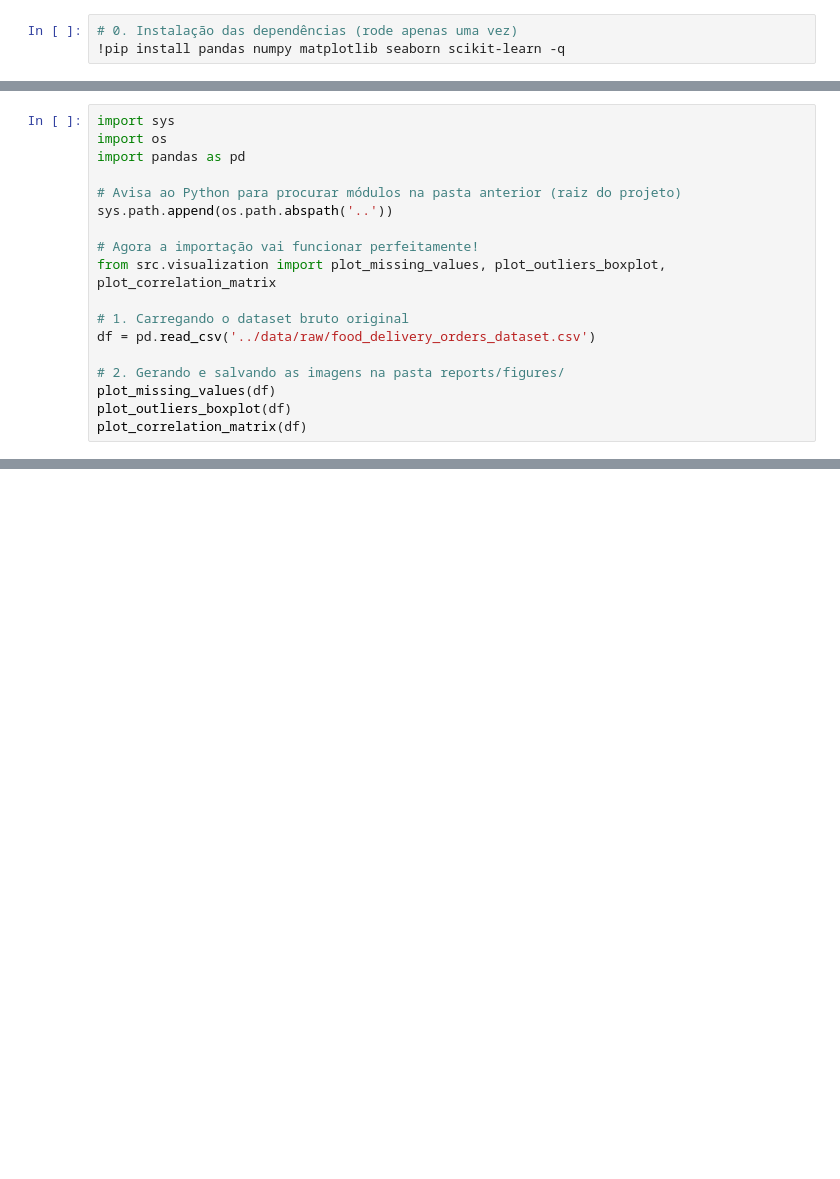
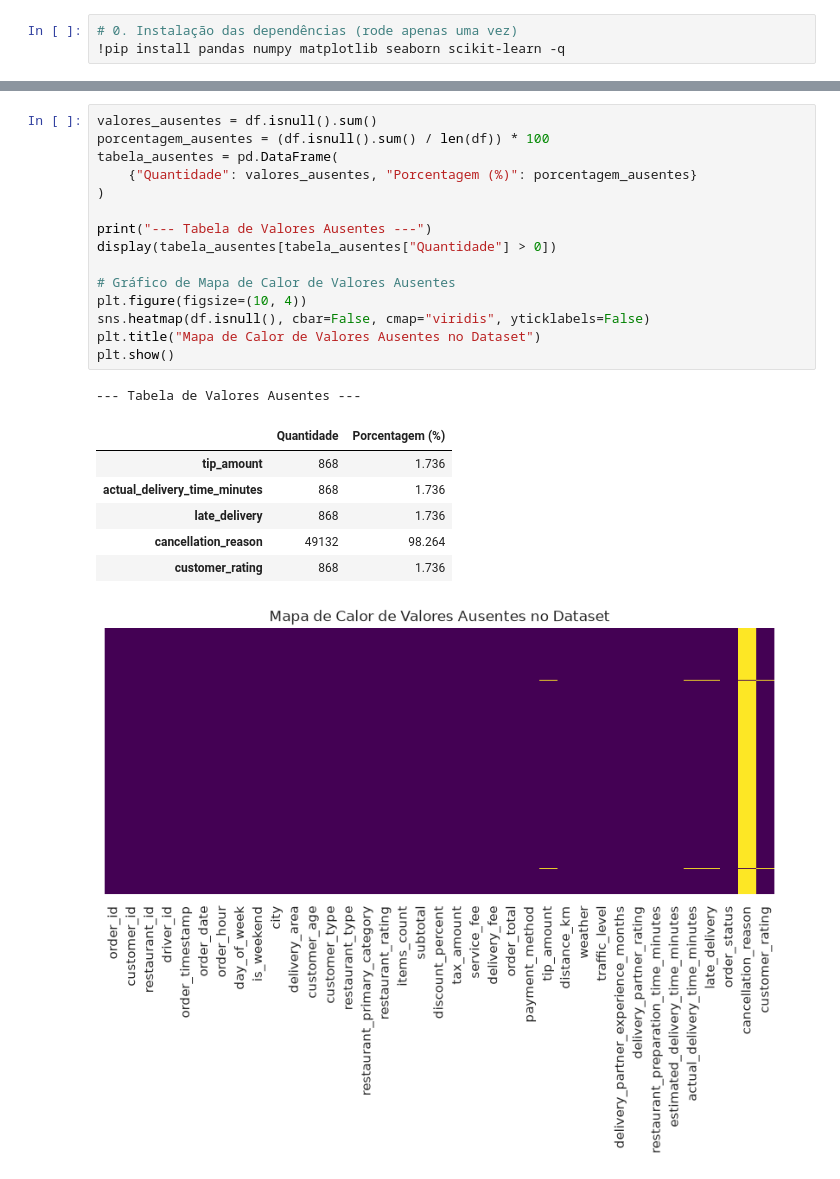
Before and after one commit to Felipe-edu34/food-delivery-eta-analysis-ml, a Jupyter notebook: notebooks/01_eda.ipynb, the cells around one changed output, grey strips where cells are left out. Drawn from its saved outputs; the diff is of its cells as text; blank space fills up the shorter version.

```diff
--- a/notebooks/01_eda.ipynb
+++ b/notebooks/01_eda.ipynb
@@ -161,18 +68,0 @@ plt.show()
-# %%
-import sys
-import os
-import pandas as pd
-
-# Avisa ao Python para procurar módulos na pasta anterior (raiz do projeto)
-sys.path.append(os.path.abspath('..'))
-
-# Agora a importação vai funcionar perfeitamente!
-from src.visualization import plot_missing_values, plot_outliers_boxplot, plot_correlation_matrix
-
-# 1. Carregando o dataset bruto original
-df = pd.read_csv('../data/raw/food_delivery_orders_dataset.csv')
-
-# 2. Gerando e salvando as imagens na pasta reports/figures/
-plot_missing_values(df)
-plot_outliers_boxplot(df)
-plot_correlation_matrix(df)
@@ -182,0 +148,24 @@ plot_correlation_matrix(df)
+# %%
+valores_ausentes = df.isnull().sum()
+porcentagem_ausentes = (df.isnull().sum() / len(df)) * 100
+tabela_ausentes = pd.DataFrame(
+    {"Quantidade": valores_ausentes, "Porcentagem (%)": porcentagem_ausentes}
+)
+
+print("--- Tabela de Valores Ausentes ---")
+display(tabela_ausentes[tabela_ausentes["Quantidade"] > 0])
+
+# Gráfico de Mapa de Calor de Valores Ausentes
+plt.figure(figsize=(10, 4))
+sns.heatmap(df.isnull(), cbar=False, cmap="viridis", yticklabels=False)
+plt.title("Mapa de Calor de Valores Ausentes no Dataset")
+plt.show()
+# %% [output]
+--- Tabela de Valores Ausentes ---
+|  | Quantidade | Porcentagem (%) |
+| tip_amount | 868 | 1.736 |
+| actual_delivery_time_minutes | 868 | 1.736 |
+| late_delivery | 868 | 1.736 |
+| cancellation_reason | 49132 | 98.264 |
+| customer_rating | 868 | 1.736 |
+[figure, added]
```
Also changed, not shown: parts of 21 cells of this notebook, 3 other files.
